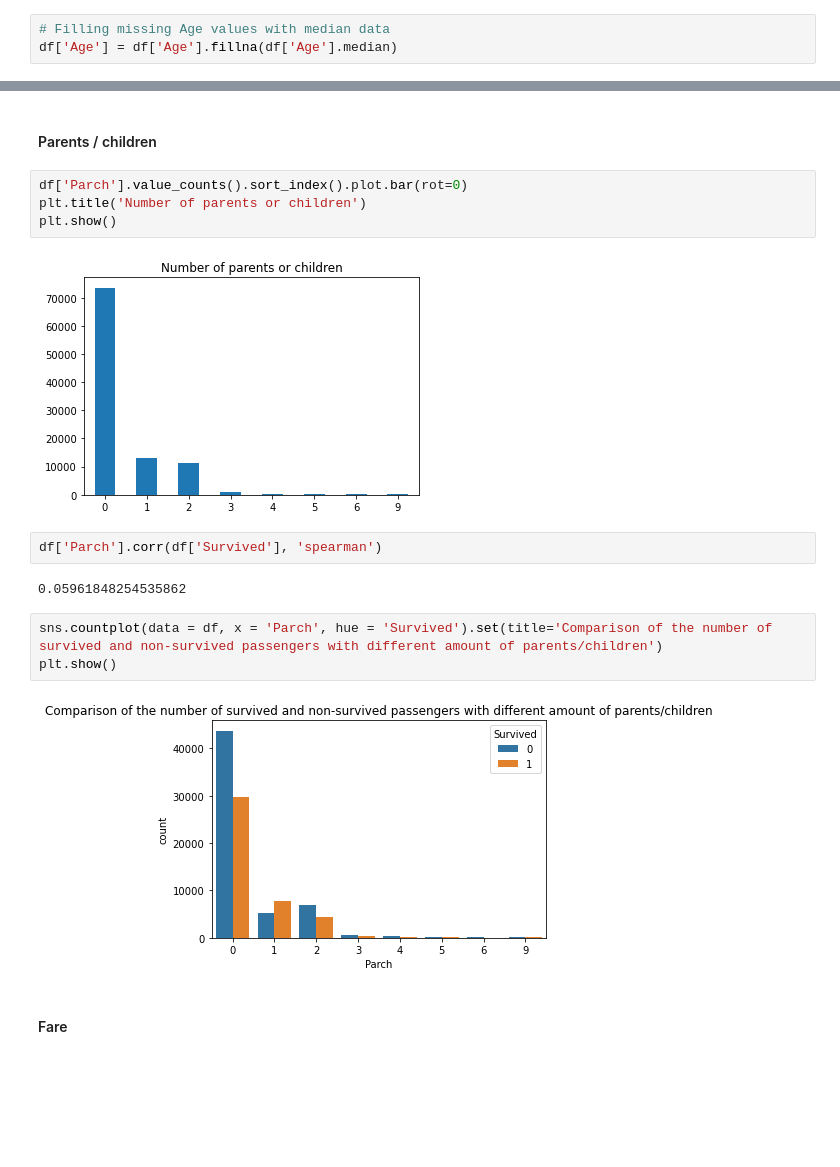
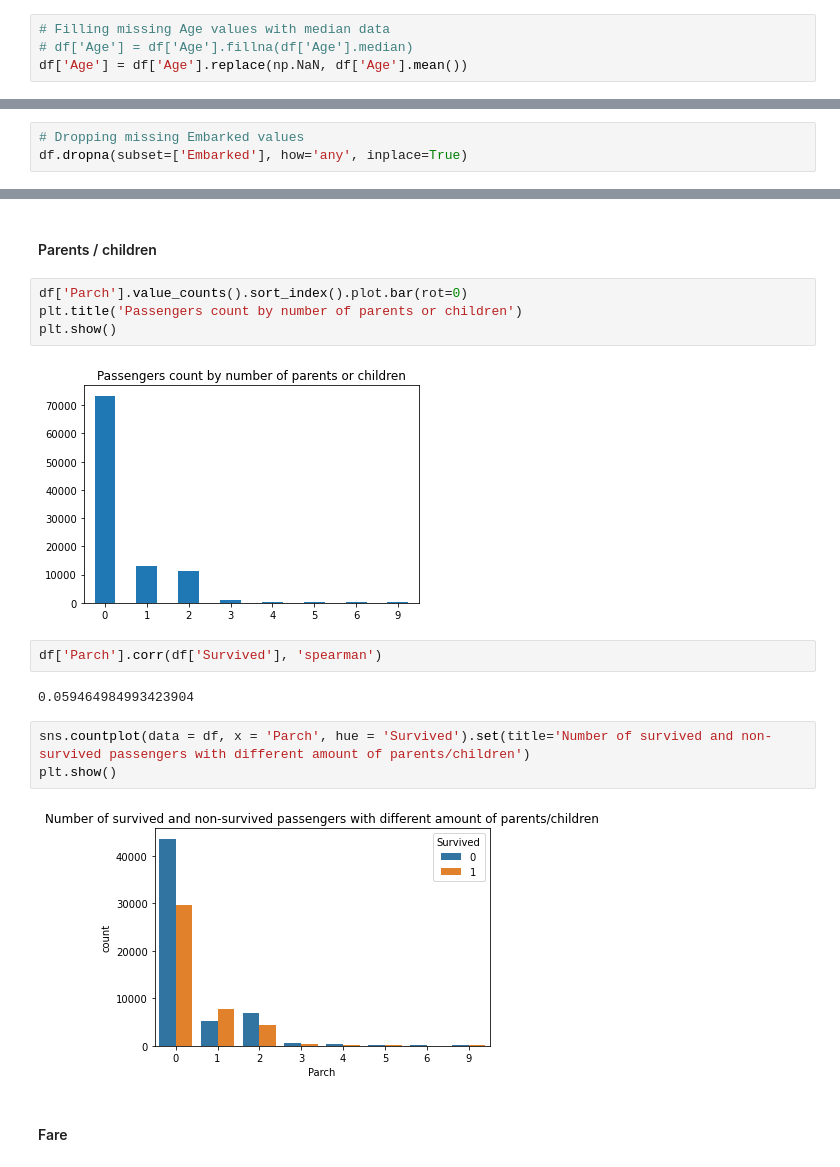
Before and after one commit to ssavelyeva1/RS_School_ML_Intro-Cross-checks, a Jupyter notebook: module_2_data_exploration/eda.ipynb, the cells around one changed output, grey strips where cells are left out. Saved outputs shown, nothing was run; the diff lists cells and outputs as text; blank space fills up the shorter version.

```diff
--- a/module_2_data_exploration/eda.ipynb
+++ b/module_2_data_exploration/eda.ipynb
@@ -115,4 +134,5 @@ dtype: float64
 [figure]
 # %%
 # Filling missing Age values with median data
-df['Age'] = df['Age'].fillna(df['Age'].median)
+# df['Age'] = df['Age'].fillna(df['Age'].median)
+df['Age'] = df['Age'].replace(np.NaN, df['Age'].mean())
@@ -119,3 +151,6 @@ df['Age'] = df['Age'].fillna(df['Age'].median)
+# %%
+# Dropping missing Embarked values
+df.dropna(subset=['Embarked'], how='any', inplace=True)
 # %% [markdown]
 ## Data exploration
 # %% [markdown]
@@ -250,19 +304,19 @@ plt.show()
 #### Parents / children
 # %%
 df['Parch'].value_counts().sort_index().plot.bar(rot=0)
-plt.title('Number of parents or children')
+plt.title('Passengers count by number of parents or children')
 plt.show()
 # %% [output]
-[figure, old version]
+[figure, new version]
 # %%
 df['Parch'].corr(df['Survived'], 'spearman')
 # %% [output]
-0.05961848254535862
+0.059464984993423904
 # %%
-sns.countplot(data = df, x = 'Parch', hue = 'Survived').set(title='Comparison of the number of survived and non-survived passengers with different amount of parents/children')
+sns.countplot(data = df, x = 'Parch', hue = 'Survived').set(title='Number of survived and non-survived passengers with different amount of parents/children')
 plt.show()
 # %% [output]
-[figure, old version]
+[figure, new version]
 # %% [markdown]
 #### Fare
 # %%
```
Also changed, not shown: parts of 30 cells of this notebook.
